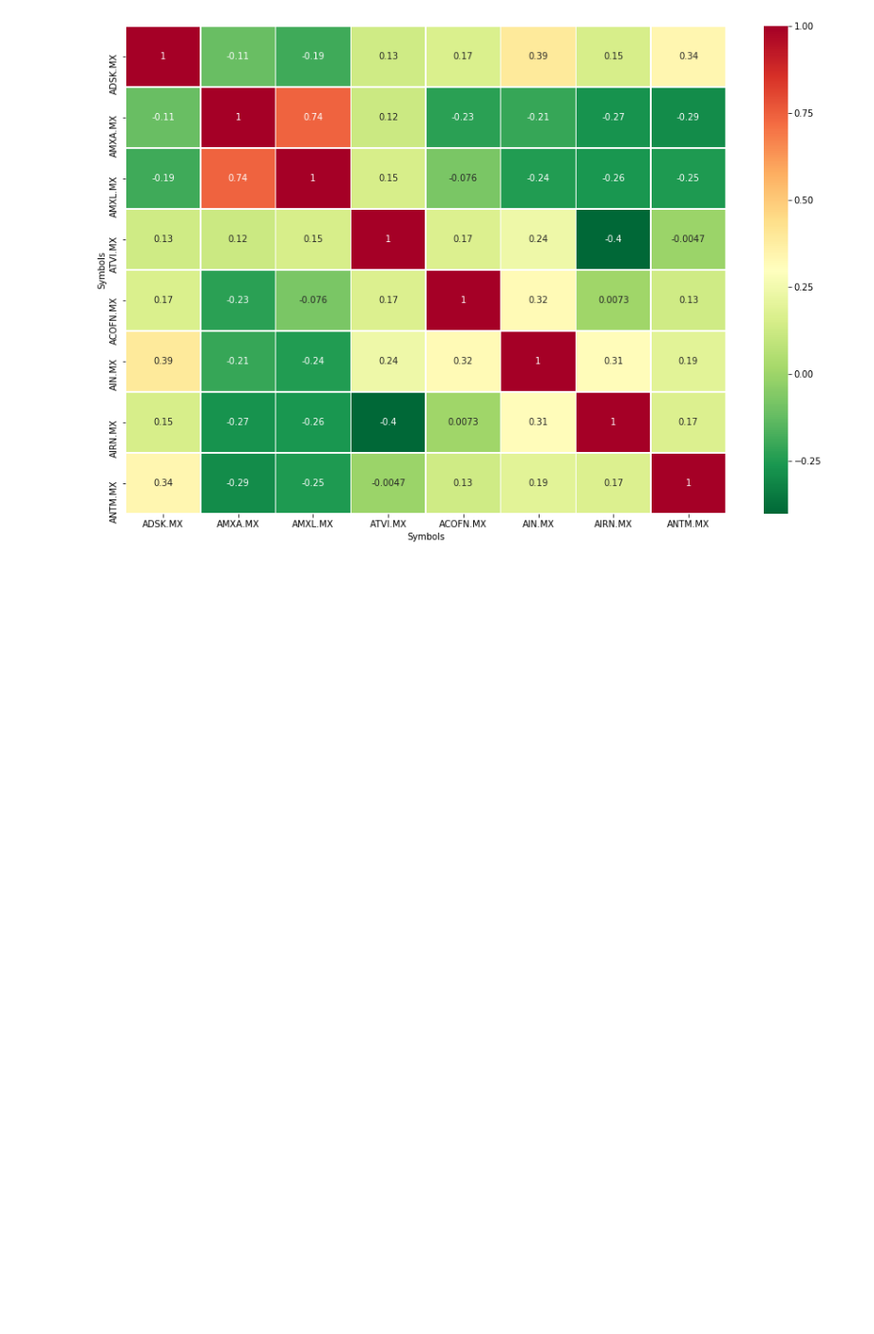
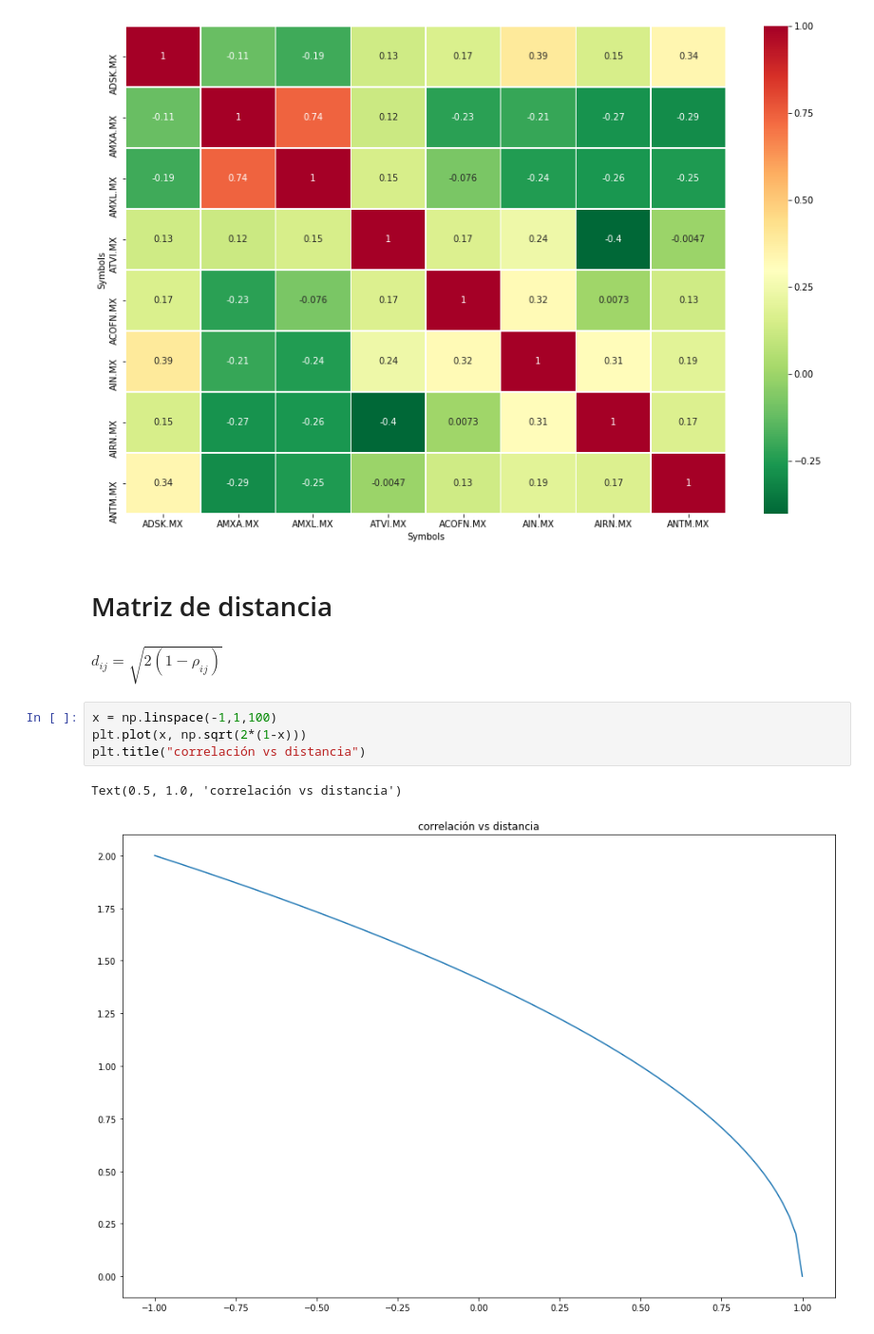
Before and after one commit to LuisGCanales/proyecto_final_TDA_2022-1, a Jupyter notebook: tmp.ipynb, the cells around one changed output. Shown at 95% size. Saved outputs shown, nothing was run; the diff lists cells and outputs as text; blank space fills up the shorter version.

Commit message:
added code matriz de distancia

```diff
--- a/tmp.ipynb
+++ b/tmp.ipynb
@@ -88,3 +88,14 @@ sns.heatmap(corr, cmap='RdYlGn_r', linewidths=0.5, annot=True)
 # %% [output]
 <matplotlib.axes._subplots.AxesSubplot at 0x...>
 [figure]
+# %% [markdown]
+# Matriz de distancia
+# %% [markdown]
+$d_{ij} = \sqrt{2(1-\rho_{ij})}$
+# %%
+x = np.linspace(-1,1,100)
+plt.plot(x, np.sqrt(2*(1-x)))
+plt.title("correlación vs distancia")
+# %% [output]
+Text(0.5, 1.0, 'correlación vs distancia')
+[figure, added]
```
Also changed, not shown: parts of 2 cells of this notebook.
